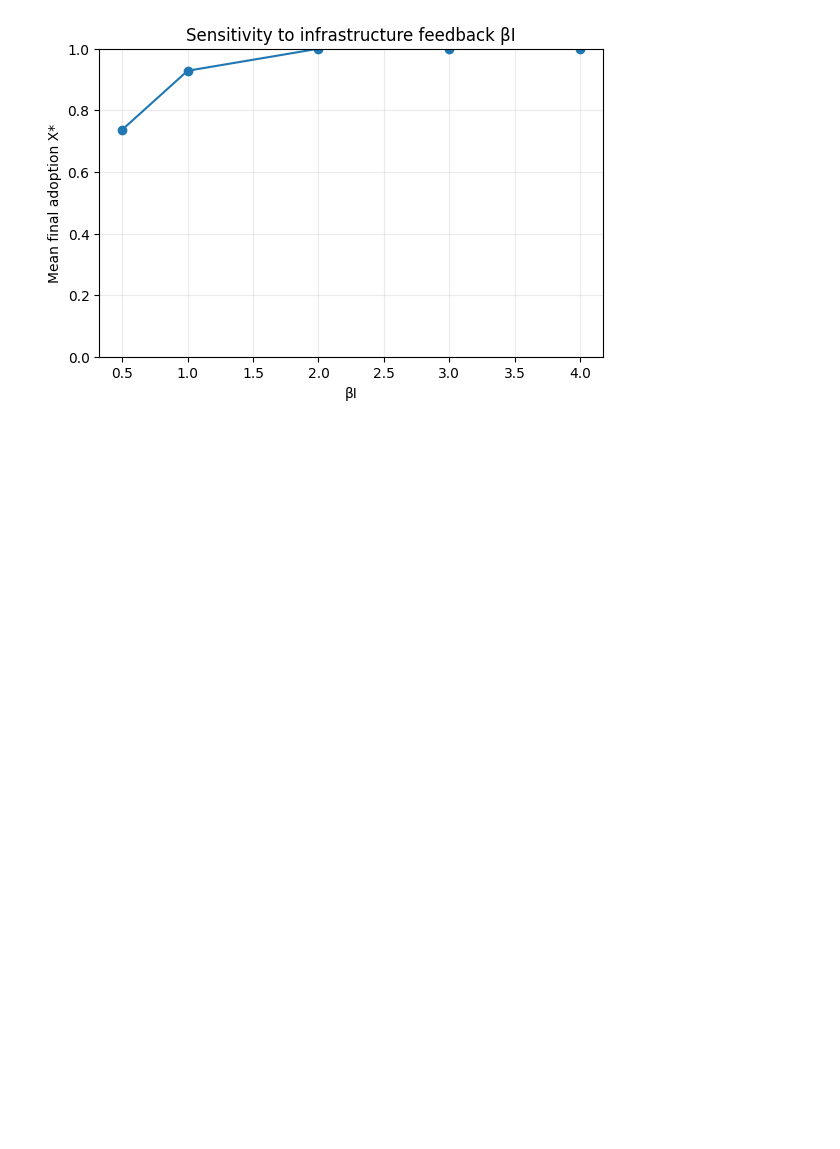
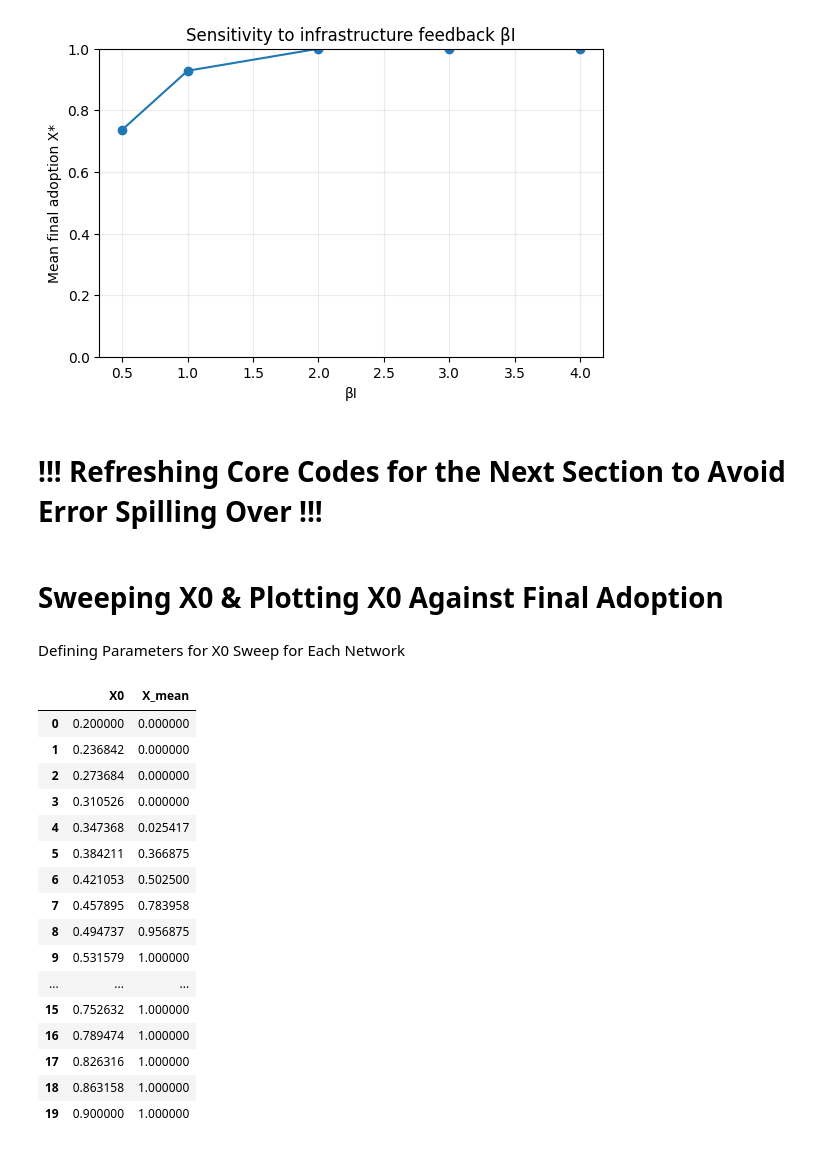
Before and after one commit to MeikeWortman/Assignment_3, a Jupyter notebook: Assignment_3_Meike_Test.ipynb, the cells around one changed output. Drawn from its saved outputs; the diff is of its cells as text; code cells hidden in the pictures; blank space fills up the shorter version.

Commit message:
added experiment 1 & 2 codes after !!!refreshing core codes

```diff
--- a/Assignment_3_Meike_Test.ipynb
+++ b/Assignment_3_Meike_Test.ipynb
@@ -308,6 +309,7 @@ def run_network_trial(
     n_nodes: int = 120,
     p: float = 0.05,
     m: int = 2,
+    k: int = 30,
     seed: int | None = None,
     tol: float = 1e-3,
     patience: int = 30,
@@ -1909,3 +1912,5 @@ plt.savefig("plots/sensitivity_betaI.png", dpi=300, bbox_inches="tight")
 plt.show()
 # %% [output]
 [figure]
+# %% [markdown]
+# !!! Refreshing Core Codes for the Next Section to Avoid Error Spilling Over !!!
@@ -1911,0 +2622,2 @@ plt.show()
+# %% [markdown]
+# Sweeping X0 & Plotting X0 Against Final Adoption
@@ -1911,0 +2746,42 @@ plt.show()
+# %% [markdown]
+Defining Parameters for X0 Sweep for Each Network
+# %%
+ER_X0_df = X0_sweep_df(
+    X0_frac= np.linspace(0.2, 0.9, 20, dtype= float),
+    scenario_kwargs= {
+        "ratio": 2.0,
+        "beta_I": 1.5,
+        "b": 2.0,
+        "g_I": 0.05,
+        "I0": 0.1,
+        "network_type": "ER",
+        "n_nodes": 300,
+        "p": 0.1,
+        "m": 2,},
+    T = 250,
+    batch_size = 16,
+    init_noise_I= 0.1,
+    strategy_choice_func= "logit",
+    tau= 2.0,
+    seed= 42,
+)
+
+ER_X0_df
+# %% [output]
+|  | X0 | X_mean |
+| 0 | 0.200000 | 0.000000 |
+| 1 | 0.236842 | 0.000000 |
+| 2 | 0.273684 | 0.000000 |
+| 3 | 0.310526 | 0.000000 |
+| 4 | 0.347368 | 0.025417 |
+| 5 | 0.384211 | 0.366875 |
+| 6 | 0.421053 | 0.502500 |
+| 7 | 0.457895 | 0.783958 |
+| 8 | 0.494737 | 0.956875 |
+| 9 | 0.531579 | 1.000000 |
+| ... | ... | ... |
+| 15 | 0.752632 | 1.000000 |
+| 16 | 0.789474 | 1.000000 |
+| 17 | 0.826316 | 1.000000 |
+| 18 | 0.863158 | 1.000000 |
+| 19 | 0.900000 | 1.000000 |
```
Also changed, not shown: parts of 35 cells of this notebook, 31 other files.
